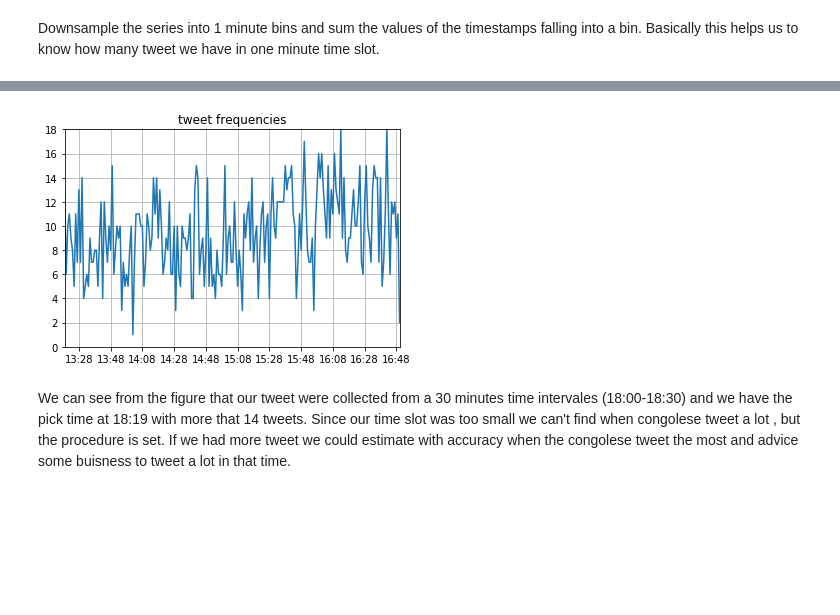
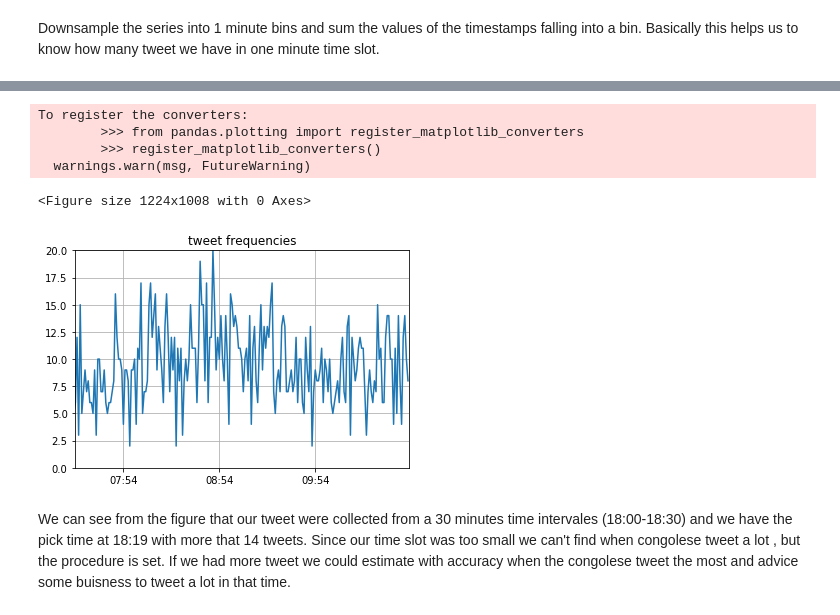
Before and after one commit to espoirMur/balobi_nini, a Jupyter notebook: notebooks/tweets-entities-analysis.ipynb, the cells around one changed output, grey strips where cells are left out. Drawn from its saved outputs; the diff is of its cells as text; code cells hidden in the pictures; blank space fills up the shorter version.

```diff
--- a/notebooks/tweets-entities-analysis.ipynb
+++ b/notebooks/tweets-entities-analysis.ipynb
@@ -45,7 +47,7 @@ tanganyika : 5
 # %% [markdown]
 let check how our people uses others hastags apart from the one I selected
 # %%
-with open('../data/stream_DRC_RDC_DRCongo_RDCongo.jsonl' , 'r') as f :
+with open(TWEETS_PATH , 'r') as f :
     hashtag_count = defaultdict(int)
     for line in f :
         tweet = json.loads(line)
@@ -90,11 +92,11 @@ tweet_tokenizer = TweetTokenizer()
 punctuation  = list(string.punctuation)
 stop_word_list_english = stopwords.words('english')
 stop_word_list_french = stopwords.words('french')
-others_words = ['rt', 'via', '...', '…', '»:', '«:' , '’:', 'les']
+others_words = ['rt', 'via', '...', '…', '»:', '«:' , '’:', 'les', '-', ]
 words_to_remove = punctuation + stop_word_list_english + stop_word_list_french + others_words
 # %%
 term_counts = Counter()
-with open('../data/query_drc.jsonl' , 'r') as f :
+with open(TWEETS_PATH, 'r') as f :
     for line in f:
         tweet = json.loads(line)
         tokens = process_text(text=tweet.get('text'), tokenizer=tweet_tokenizer, words_to_remove=words_to_remove)
@@ -167,7 +169,7 @@ def read_tweets_file(path):
             yield tweet
 # %%
 all_dates = list()
-for tweet in read_tweets_file('../data/query_drc.jsonl'):
+for tweet in read_tweets_file(TWEETS_PATH):
     all_dates.append(tweet.get('created_at'))
 idx = pd.DatetimeIndex(all_dates)
 ones = np.ones(len(idx))
@@ -178,13 +180,15 @@ Basically this helps us to know how many tweet we have in one minute time slot.
 # %%
 per_minute = one_second_series.resample('1Min').apply(sum).fillna(0)
 # %%
+plt.figure(figsize=(17,14))
 fig, ax=plt.subplots()
 ax.grid(True)
 ax.set_title('tweet frequencies')
-hours = mdates.MinuteLocator(interval=20)
+hours = mdates.MinuteLocator(interval=60)
 date_formatter = mdates.DateFormatter('%H:%M')
 max_date = idx.max()
 min_date = idx.min()
+print(max_date, min_date, 'the date are ')
 max_freq = per_minute.max()
 ax.set_ylim(0,  max_freq)
 ax.xaxis.set_major_locator(hours)
@@ -196,4 +201,9 @@ plt.savefig('../images/tweet_per_time.png')
+To register the converters:
+        >>> from pandas.plotting import register_matplotlib_converters
+        >>> register_matplotlib_converters()
+  warnings.warn(msg, FutureWarning)
+<Figure size 1224x1008 with 0 Axes>
-[figure, old version]
+[figure, new version]
 # %% [markdown]
 We can see from the figure that our tweet were collected from a 30 minutes time intervales (18:00-18:30) and we have the pick time at 18:19 with more that 14 tweets.
 Since our time slot was too small we can't find when congolese tweet a lot , but the procedure is set.
```
Also changed, not shown: parts of 37 cells of this notebook, 39 other files.
